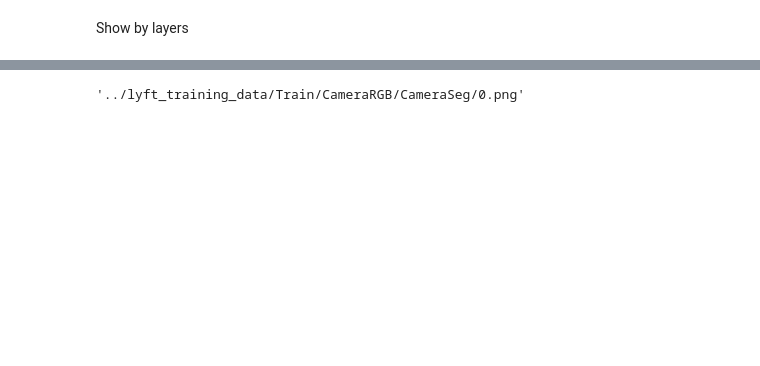
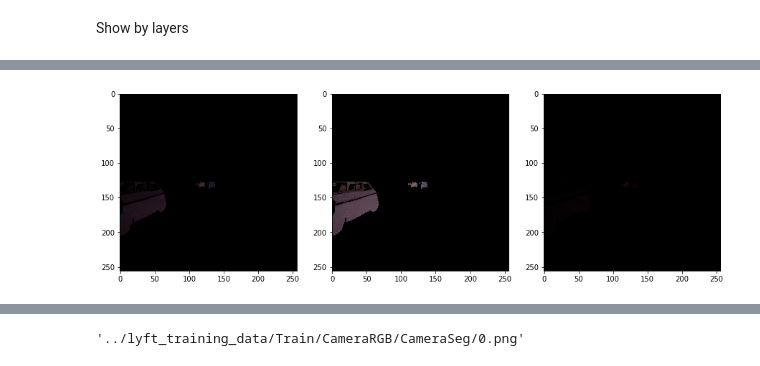
Before and after one commit to jaycode/lyft-perception-challenge-2018, a Jupyter notebook: data-analysis.ipynb, the cells around one changed output, grey strips where cells are left out. Cells and saved outputs as stored; diff of their text form; code cells hidden in the pictures; blank space fills up the shorter version.

Commit message:
init

```diff
--- a/data-analysis.ipynb
+++ b/data-analysis.ipynb
@@ -85,0 +75,92 @@ plt.show()
+# %%
+import random
+min_brightness = 0.4
+max_brightness = 3.0
+min_rotate = -5.0
+max_rotate = 5.0
+
+rgb = cv2.imread(rgb_paths[random_ids[0]], cv2.IMREAD_COLOR)
+rgb = cv2.cvtColor(rgb, cv2.COLOR_BGR2RGB)
+
+rgb = cv2.resize(rgb,
+                 (IMG_SIZE[1], IMG_SIZE[0]))
+
+seg = preprocess_seg(cv2.imread(seg_file, cv2.IMREAD_COLOR)[:, :, 2])
+
+
+
+def rotate(input_image, input_seg, class_to_rotate, angle):
+    angle = 0
+    mask = np.stack(((input_seg == class_to_rotate),)*3, -1)
+    only_cars = input_image * mask
+
+#     M = cv2.getRotationMatrix2D((only_cars.shape[1]//2, only_cars.shape[0]//2), angle, 1.0)
+#     return cv2.warpAffine(only_cars, M, (only_cars.shape[1], only_cars.shape[0]), flags=cv2.INTER_NEAREST)
+    return only_cars
+
+class Args():
+    def __init__(self):
+        pass
+
+def random_gamma():
+    min_brightness = 0.4
+    max_brightness = 3.0
+    factor = random.uniform(-1, 1)
+    if factor > 0:
+        # brighten
+        gamma = 1 + ((max_brightness-1) * factor)
+    else:
+        # darken
+        gamma = min_brightness + ((1 - min_brightness) * -factor)
+    return gamma
+
+def adj_brightness(input_image, gamma):
+    if gamma == 0:
+        gamma = 0.01
+    invGamma = 1.0 / gamma
+    table = np.array([((i / 255.0) ** invGamma) * 255 for i in np.arange(0, 256)]).astype(np.uint8)
+    return cv2.LUT(input_image, table)
+
+def augment(input_image, input_seg, args):
+    gamma = random_gamma()
+    input_image = adj_brightness(input_image, gamma)
+    angle = random.uniform(-1*args.rotation, args.rotation)
+    input_image = rotate(input_image, input_seg, 2, angle)
+    return input_image
+
+def random_augment(input_image, input_seg, args):
+    if args.brightness == True and random.randint(0,1):
+        gamma = random_gamma()
+        input_image = adj_brightness(input_image, gamma)
+
+    if args.rotation:
+        angle = random.uniform(-1*args.rotation, args.rotation)
+
+    return input_image
+
+args = Args()
+args.brightness = True
+args.rotation = -5.0
+
+random_augment(rgb, seg, args)
+
+plt.figure(figsize=(15,15))
+plt.subplot(131), plt.imshow(augment(rgb, seg, args))
+
+plt.subplot(132), plt.imshow(augment(rgb, seg, args))
+
+plt.subplot(133), plt.imshow(augment(rgb, seg, args))
+
+plt.figure(figsize=(15,15))
+plt.subplot(131), plt.imshow(adj_brightness(rgb, min_brightness))
+plt.title('b {} r {}'.format(min_brightness, min_rotate), fontsize=20)
+
+plt.subplot(132), plt.imshow(rgb)
+plt.title('normal', fontsize=20)
+
+plt.subplot(133), plt.imshow(adj_brightness(rgb, max_brightness))
+plt.title('b {} r {}'.format(max_brightness, max_rotate), fontsize=20)
+
+plt.show()
+# %% [output]
+[figure, added]
```
Also changed, not shown: parts of 9 cells of this notebook, 44 other files.
